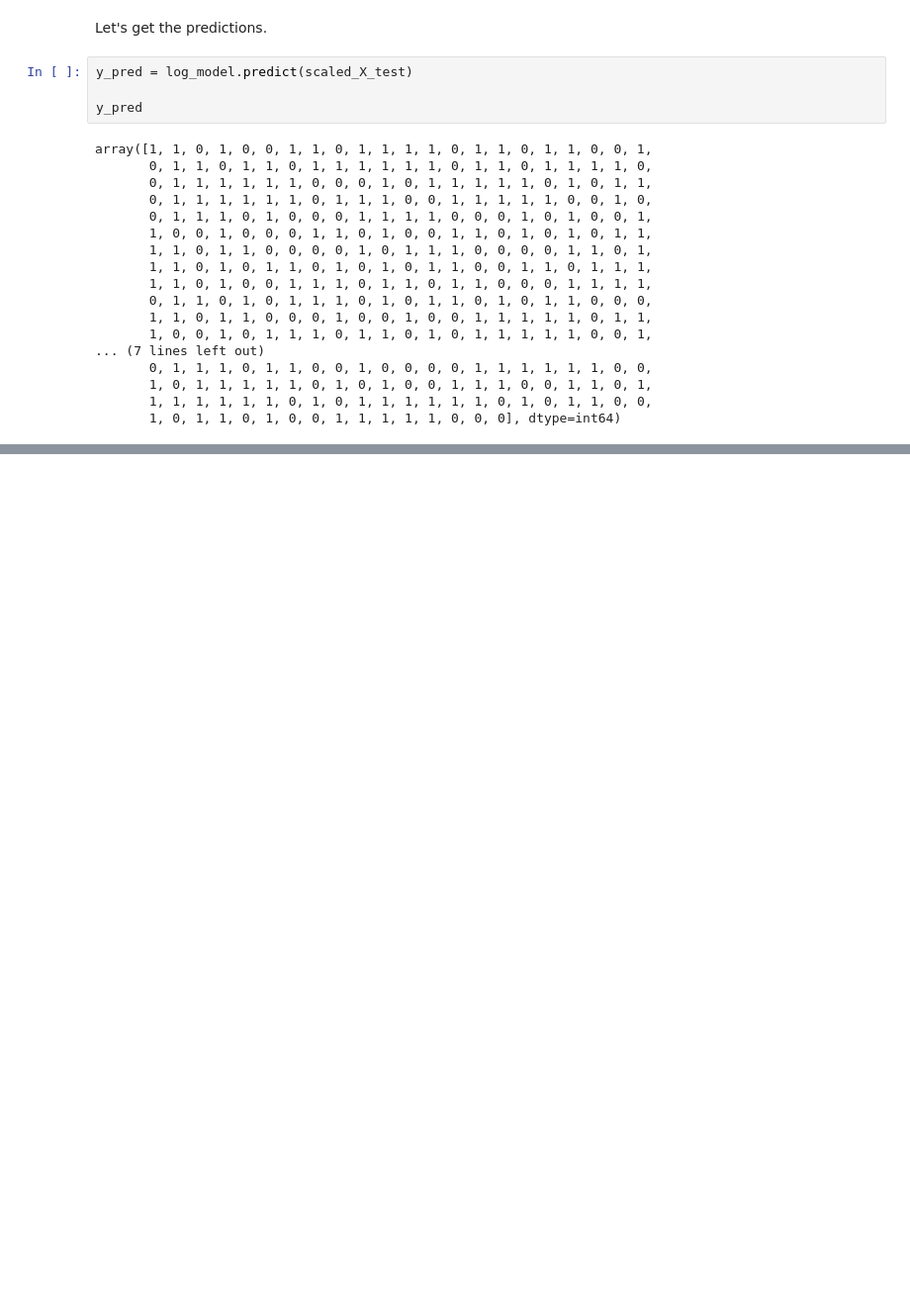
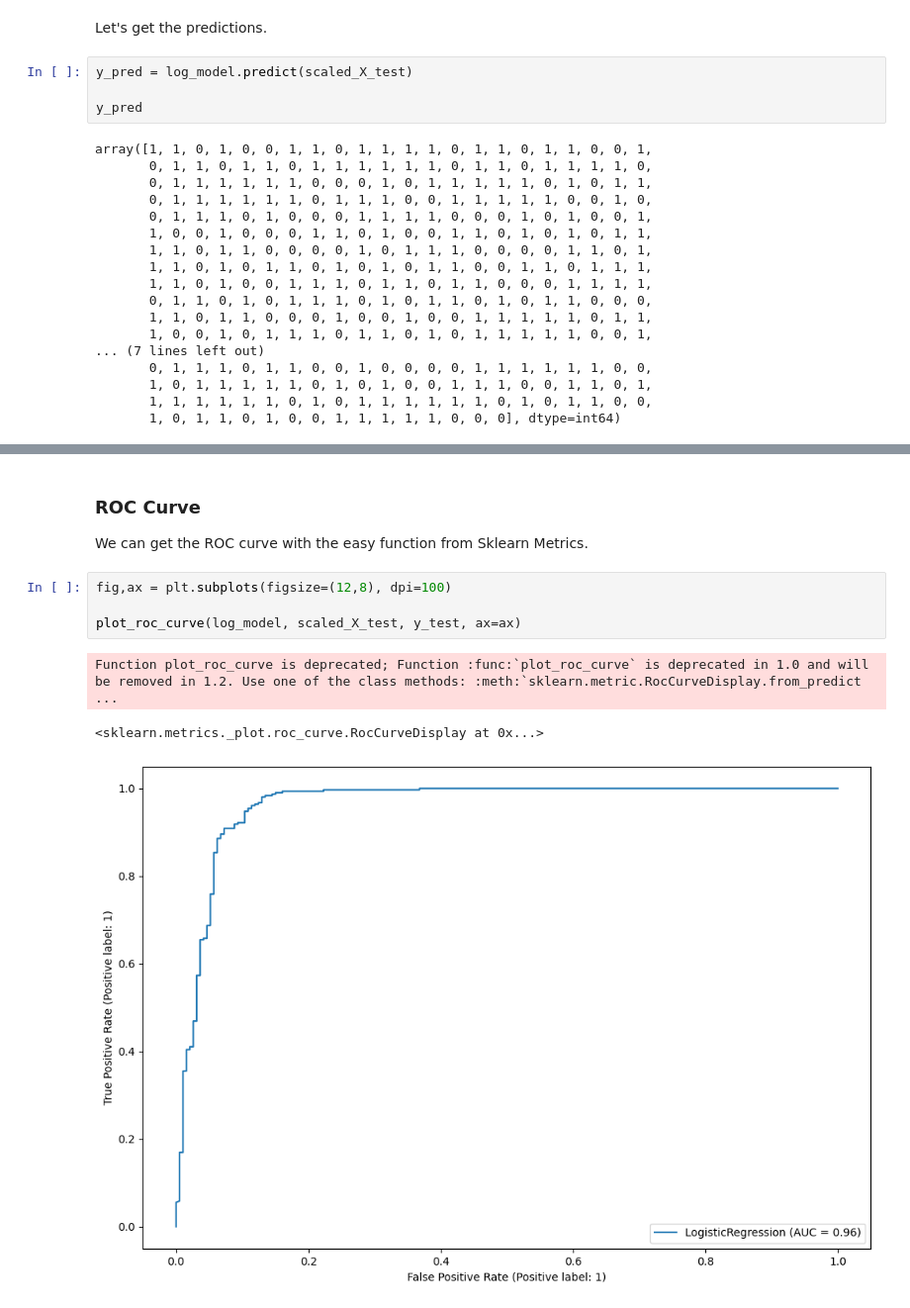
Before and after one commit to maginbu-0/Machine-Learning, a Jupyter notebook: Logistic Regression/Logistic Regression.ipynb, the cells around one changed output, grey strips where cells are left out. Shown at 99% size. Cells and saved outputs as stored; diff of their text form; blank space fills up the shorter version.

```diff
--- a/Logistic Regression/Logistic Regression.ipynb
+++ b/Logistic Regression/Logistic Regression.ipynb
@@ -366,0 +429,12 @@ For most cases we can use the **AUC** (Area Under the Curve) to compare our mode
+# %% [markdown]
+### ROC Curve
+
+We can get the ROC curve with the easy function from Sklearn Metrics.
+# %%
+fig,ax = plt.subplots(figsize=(12,8), dpi=100)
+
+plot_roc_curve(log_model, scaled_X_test, y_test, ax=ax)
+# %% [output]
+Function plot_roc_curve is deprecated; Function :func:`plot_roc_curve` is deprecated in 1.0 and will be removed in 1.2. Use one of the class methods: :meth:`sklearn.metric.RocCurveDisplay.from_predict ...
+<sklearn.metrics._plot.roc_curve.RocCurveDisplay at 0x...>
+[figure, added]
```
Also changed, not shown: parts of 34 cells of this notebook.
